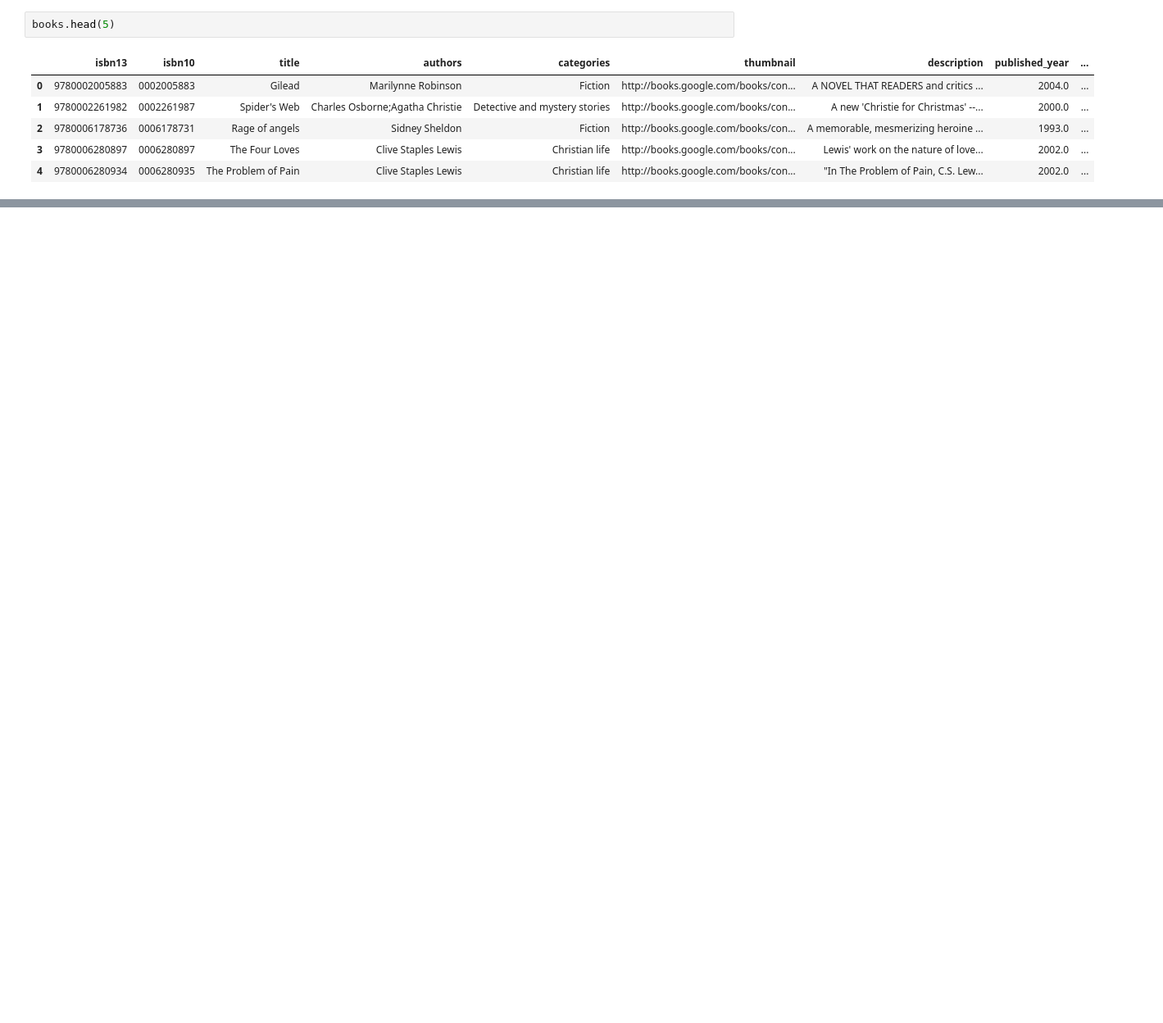
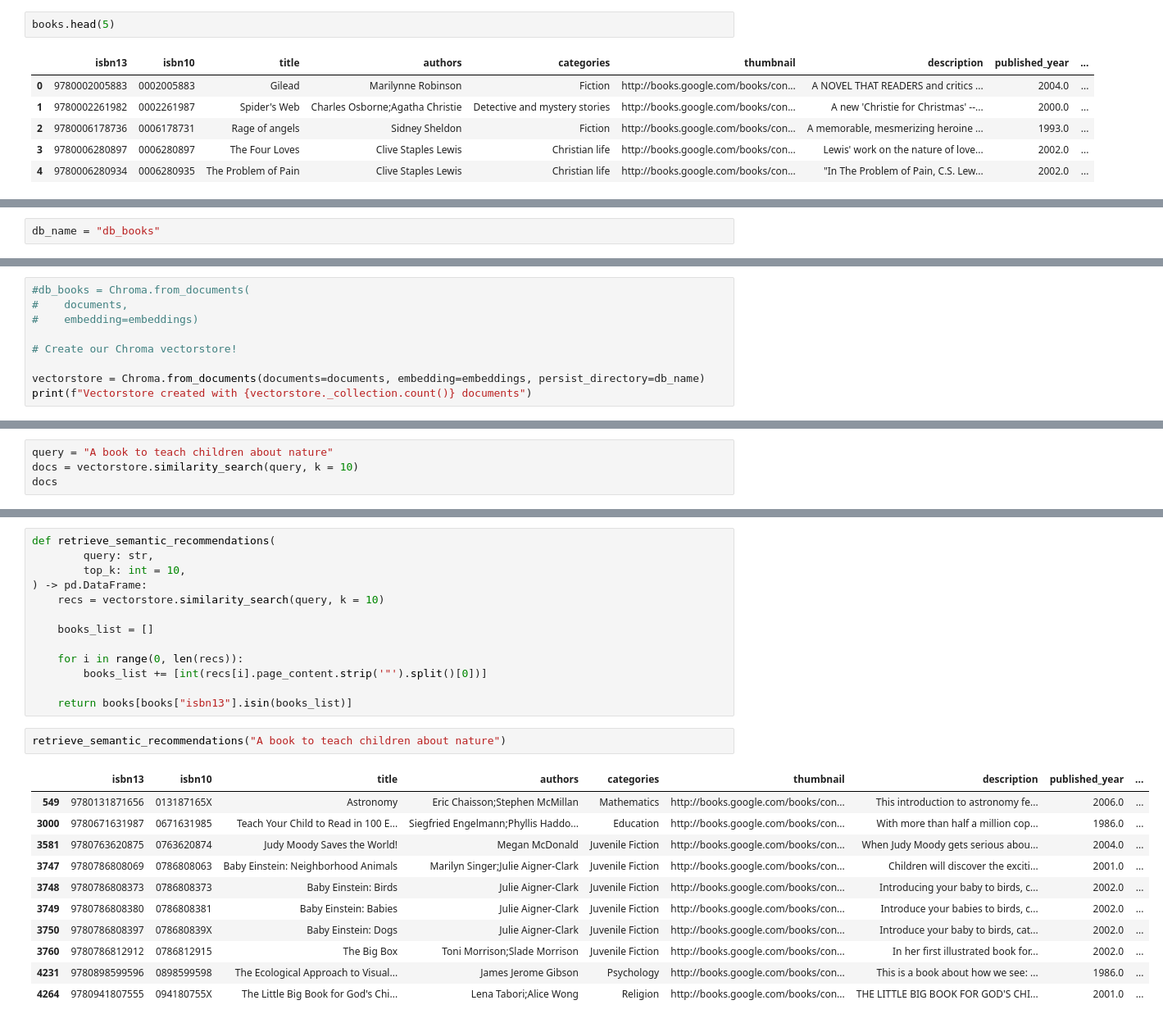
Before and after one commit to rahmanshah/book-recommender, a Jupyter notebook: vector_search.ipynb, the cells around one changed output, grey strips where cells are left out. Shown at 82% size. Drawn from its saved outputs; the diff is of its cells as text; blank space fills up the shorter version.

Commit message:
vector db setup, semantic search feature

```diff
--- a/vector_search.ipynb
+++ b/vector_search.ipynb
@@ -35,0 +74,2 @@ books.head(5)
+# %%
+db_name = "db_books"
@@ -35,0 +81,9 @@ books.head(5)
+# %%
+#db_books = Chroma.from_documents(
+#    documents,
+#    embedding=embeddings)
+
+# Create our Chroma vectorstore!
+
+vectorstore = Chroma.from_documents(documents=documents, embedding=embeddings, persist_directory=db_name)
+print(f"Vectorstore created with {vectorstore._collection.count()} documents")
@@ -35,0 +92,4 @@ books.head(5)
+# %%
+query = "A book to teach children about nature"
+docs = vectorstore.similarity_search(query, k = 10)
+docs
@@ -35,0 +113,27 @@ books.head(5)
+# %%
+def retrieve_semantic_recommendations(
+        query: str,
+        top_k: int = 10,
+) -> pd.DataFrame:
+    recs = vectorstore.similarity_search(query, k = 10)
+
+    books_list = []
+
+    for i in range(0, len(recs)):
+        books_list += [int(recs[i].page_content.strip('"').split()[0])]
+
+    return books[books["isbn13"].isin(books_list)]
+# %%
+retrieve_semantic_recommendations("A book to teach children about nature")
+# %% [output]
+|  | isbn13 | isbn10 | title | authors | categories | thumbnail | description | published_year | ... |
+| 549 | 9780131871656 | 013187165X | Astronomy | Eric Chaisson;Stephen McMillan | Mathematics | http://books.google.com/books/con... | This introduction to astronomy fe... | 2006.0 | ... |
+| 3000 | 9780671631987 | 0671631985 | Teach Your Child to Read in 100 E... | Siegfried Engelmann;Phyllis Haddo... | Education | http://books.google.com/books/con... | With more than half a million cop... | 1986.0 | ... |
+| 3581 | 9780763620875 | 0763620874 | Judy Moody Saves the World! | Megan McDonald | Juvenile Fiction | http://books.google.com/books/con... | When Judy Moody gets serious abou... | 2004.0 | ... |
+| 3747 | 9780786808069 | 0786808063 | Baby Einstein: Neighborhood Animals | Marilyn Singer;Julie Aigner-Clark | Juvenile Fiction | http://books.google.com/books/con... | Children will discover the exciti... | 2001.0 | ... |
+| 3748 | 9780786808373 | 0786808373 | Baby Einstein: Birds | Julie Aigner-Clark | Juvenile Fiction | http://books.google.com/books/con... | Introducing your baby to birds, c... | 2002.0 | ... |
+| 3749 | 9780786808380 | 0786808381 | Baby Einstein: Babies | Julie Aigner-Clark | Juvenile Fiction | http://books.google.com/books/con... | Introduce your babies to birds, c... | 2002.0 | ... |
+| 3750 | 9780786808397 | 078680839X | Baby Einstein: Dogs | Julie Aigner-Clark | Juvenile Fiction | http://books.google.com/books/con... | Introduce your baby to birds, cat... | 2002.0 | ... |
+| 3760 | 9780786812912 | 0786812915 | The Big Box | Toni Morrison;Slade Morrison | Juvenile Fiction | http://books.google.com/books/con... | In her first illustrated book for... | 2002.0 | ... |
+| 4231 | 9780898599596 | 0898599598 | The Ecological Approach to Visual... | James Jerome Gibson | Psychology | http://books.google.com/books/con... | This is a book about how we see: ... | 1986.0 | ... |
+| 4264 | 9780941807555 | 094180755X | The Little Big Book for God's Chi... | Lena Tabori;Alice Wong | Religion | http://books.google.com/books/con... | THE LITTLE BIG BOOK FOR GOD'S CHI... | 2001.0 | ... |
```
Also changed, not shown: parts of 11 cells of this notebook, 8 other files.
